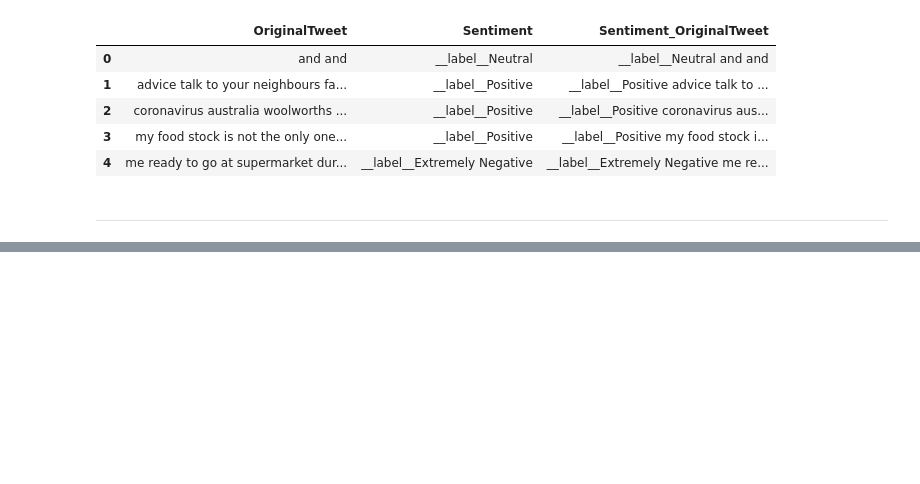
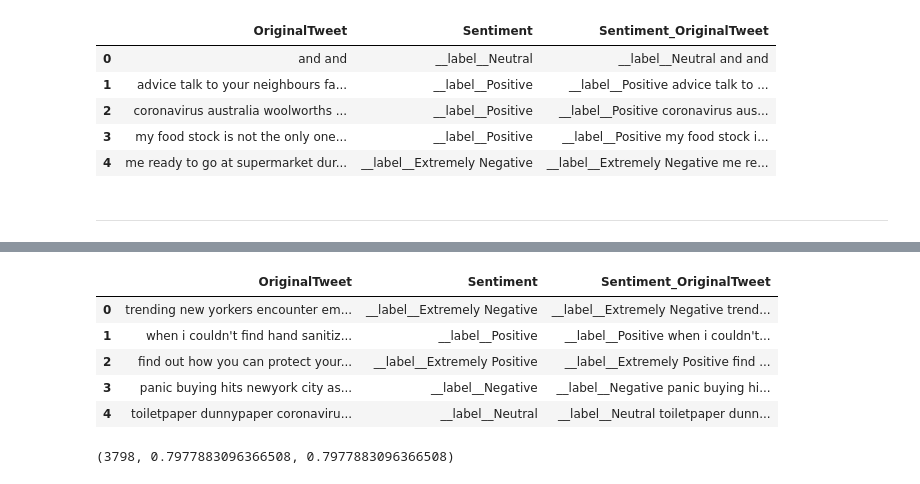
Before and after one commit to stefanusfelix/Coronavirus-Tweets-Text-Classification, a Jupyter notebook: corona_tweets_nlp.ipynb, the cells around one changed output, grey strips where cells are left out. Cells and saved outputs as stored; diff of their text form; code cells hidden in the pictures; blank space fills up the shorter version.

```diff
--- a/corona_tweets_nlp.ipynb
+++ b/corona_tweets_nlp.ipynb
@@ -223,0 +253,4 @@ df_train.to_csv("corona_tweets_train", columns = ["Sentiment_OriginalTweet"], in
+# %%
+df_test = df_test[["OriginalTweet", "Sentiment"]].reset_index(drop = True)
+print(df_test.shape)
+df_test.head()
@@ -223,0 +265,3 @@ df_train.to_csv("corona_tweets_train", columns = ["Sentiment_OriginalTweet"], in
+# %%
+df_test["OriginalTweet"] = df_test["OriginalTweet"].map(clean_text)
+df_test.head()
@@ -223,0 +275,3 @@ df_train.to_csv("corona_tweets_train", columns = ["Sentiment_OriginalTweet"], in
+# %%
+df_test["Sentiment"] = "__label__" + df_test["Sentiment"].astype(str)
+df_test.head()
@@ -223,0 +285,10 @@ df_train.to_csv("corona_tweets_train", columns = ["Sentiment_OriginalTweet"], in
+# %%
+df_test["Sentiment_OriginalTweet"] = df_test["Sentiment"] + " " + df_test["OriginalTweet"]
+df_test.head()
+# %% [output]
+|  | OriginalTweet | Sentiment | Sentiment_OriginalTweet |
+| 0 | trending new yorkers encounter em... | __label__Extremely Negative | __label__Extremely Negative trend... |
+| 1 | when i couldn't find hand sanitiz... | __label__Positive | __label__Positive when i couldn't... |
+| 2 | find out how you can protect your... | __label__Extremely Positive | __label__Extremely Positive find ... |
+| 3 | panic buying hits newyork city as... | __label__Negative | __label__Negative panic buying hi... |
+| 4 | toiletpaper dunnypaper coronaviru... | __label__Neutral | __label__Neutral toiletpaper dunn... |
@@ -223,0 +297,4 @@ df_train.to_csv("corona_tweets_train", columns = ["Sentiment_OriginalTweet"], in
+# %%
+model.test("corona_tweets_test")
+# %% [output]
+(3798, 0.7977883096366508, 0.7977883096366508)
```
Also changed, not shown: parts of 10 cells of this notebook, 1 other file.
